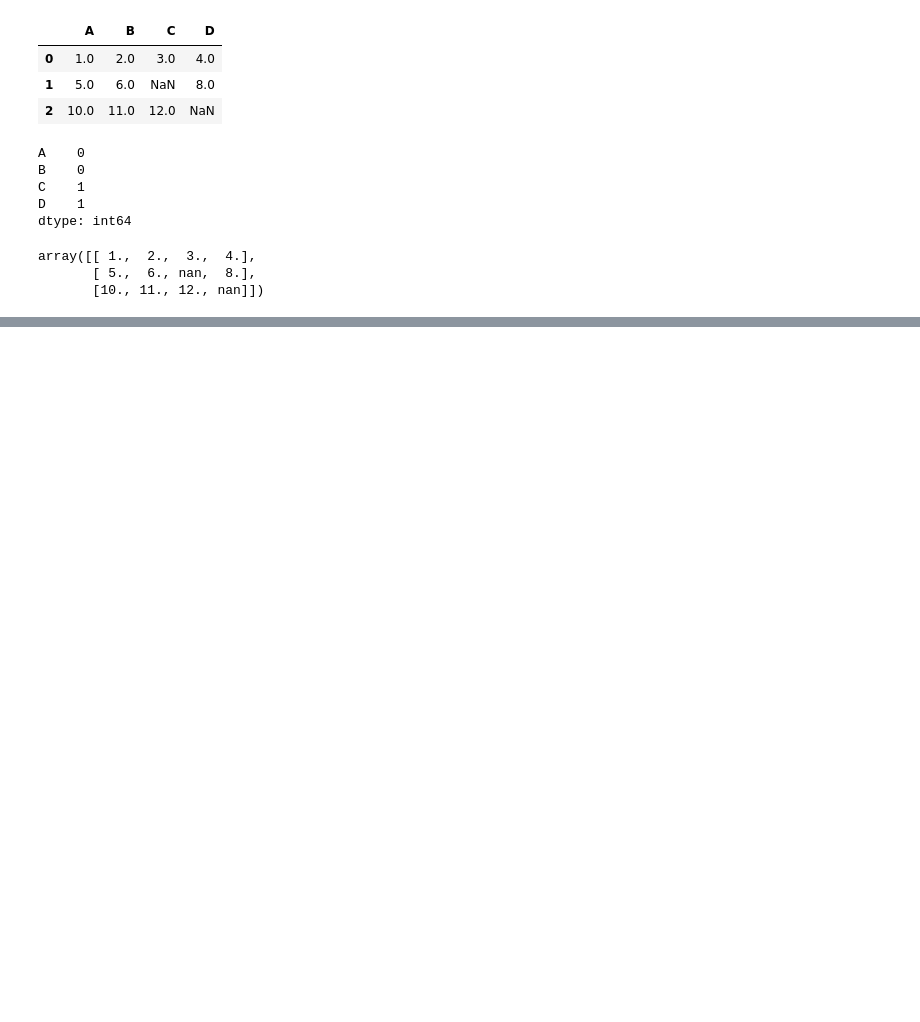
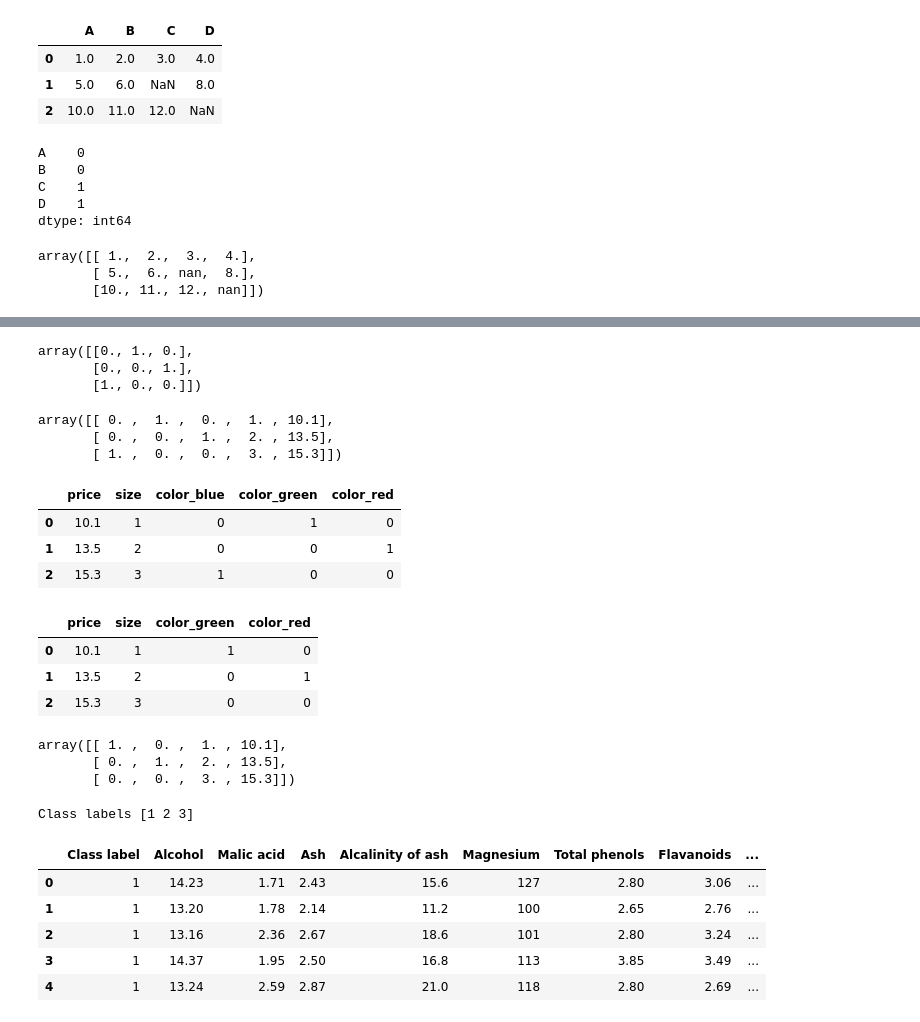
Before and after one commit to glitchgirl/ML-assign3-2, a Jupyter notebook: Chapter 4.ipynb, the cells around one changed output, grey strips where cells are left out. Drawn from its saved outputs; the diff is of its cells as text; code cells hidden in the pictures; blank space fills up the shorter version.

```diff
--- a/Chapter 4.ipynb
+++ b/Chapter 4.ipynb
@@ -39,0 +180,80 @@ array([[ 1.,  2.,  3.,  4.],
+# %%
+
+from sklearn.preprocessing import OneHotEncoder
+
+X = df[['color', 'size', 'price']].values
+color_ohe = OneHotEncoder()
+color_ohe.fit_transform(X[:, 0].reshape(-1, 1)).toarray()
+# %% [output]
+array([[0., 1., 0.],
+       [0., 0., 1.],
+       [1., 0., 0.]])
+# %%
+
+from sklearn.compose import ColumnTransformer
+
+X = df[['color', 'size', 'price']].values
+c_transf = ColumnTransformer([ ('onehot', OneHotEncoder(), [0]),
+                               ('nothing', 'passthrough', [1, 2])])
+c_transf.fit_transform(X).astype(float)
+# %% [output]
+array([[ 0. ,  1. ,  0. ,  1. , 10.1],
+       [ 0. ,  0. ,  1. ,  2. , 13.5],
+       [ 1. ,  0. ,  0. ,  3. , 15.3]])
+# %%
+# one-hot encoding via pandas
+
+pd.get_dummies(df[['price', 'color', 'size']])
+# %% [output]
+|  | price | size | color_blue | color_green | color_red |
+| 0 | 10.1 | 1 | 0 | 1 | 0 |
+| 1 | 13.5 | 2 | 0 | 0 | 1 |
+| 2 | 15.3 | 3 | 1 | 0 | 0 |
+# %%
+# multicollinearity guard in get_dummies
+
+pd.get_dummies(df[['price', 'color', 'size']], drop_first=True)
+# %% [output]
+|  | price | size | color_green | color_red |
+| 0 | 10.1 | 1 | 1 | 0 |
+| 1 | 13.5 | 2 | 0 | 1 |
+| 2 | 15.3 | 3 | 0 | 0 |
+# %%
+# multicollinearity guard for the OneHotEncoder
+
+color_ohe = OneHotEncoder(categories='auto', drop='first')
+c_transf = ColumnTransformer([ ('onehot', color_ohe, [0]),
+                               ('nothing', 'passthrough', [1, 2])])
+c_transf.fit_transform(X).astype(float)
+# %% [output]
+array([[ 1. ,  0. ,  1. , 10.1],
+       [ 0. ,  1. ,  2. , 13.5],
+       [ 0. ,  0. ,  3. , 15.3]])
+# %%
+df_wine = pd.read_csv('https://archive.ics.uci.edu/'
+                      'ml/machine-learning-databases/wine/wine.data',
+                      header=None)
+
+# if the Wine dataset is temporarily unavailable from the
+# UCI machine learning repository, un-comment the following line
+# of code to load the dataset from a local path:
+
+# df_wine = pd.read_csv('wine.data', header=None)
+
+
+df_wine.columns = ['Class label', 'Alcohol', 'Malic acid', 'Ash',
+                   'Alcalinity of ash', 'Magnesium', 'Total phenols',
+                   'Flavanoids', 'Nonflavanoid phenols', 'Proanthocyanins',
+                   'Color intensity', 'Hue', 'OD280/OD315 of diluted wines',
+                   'Proline']
+
+print('Class labels', np.unique(df_wine['Class label']))
+df_wine.head()
+# %% [output]
+Class labels [1 2 3]
+|  | Class label | Alcohol | Malic acid | Ash | Alcalinity of ash | Magnesium | Total phenols | Flavanoids | ... |
+| 0 | 1 | 14.23 | 1.71 | 2.43 | 15.6 | 127 | 2.80 | 3.06 | ... |
+| 1 | 1 | 13.20 | 1.78 | 2.14 | 11.2 | 100 | 2.65 | 2.76 | ... |
+| 2 | 1 | 13.16 | 2.36 | 2.67 | 18.6 | 101 | 2.80 | 3.24 | ... |
+| 3 | 1 | 14.37 | 1.95 | 2.50 | 16.8 | 113 | 3.85 | 3.49 | ... |
+| 4 | 1 | 13.24 | 2.59 | 2.87 | 21.0 | 118 | 2.80 | 2.69 | ... |
```
Also changed, not shown: parts of 36 cells of this notebook.
